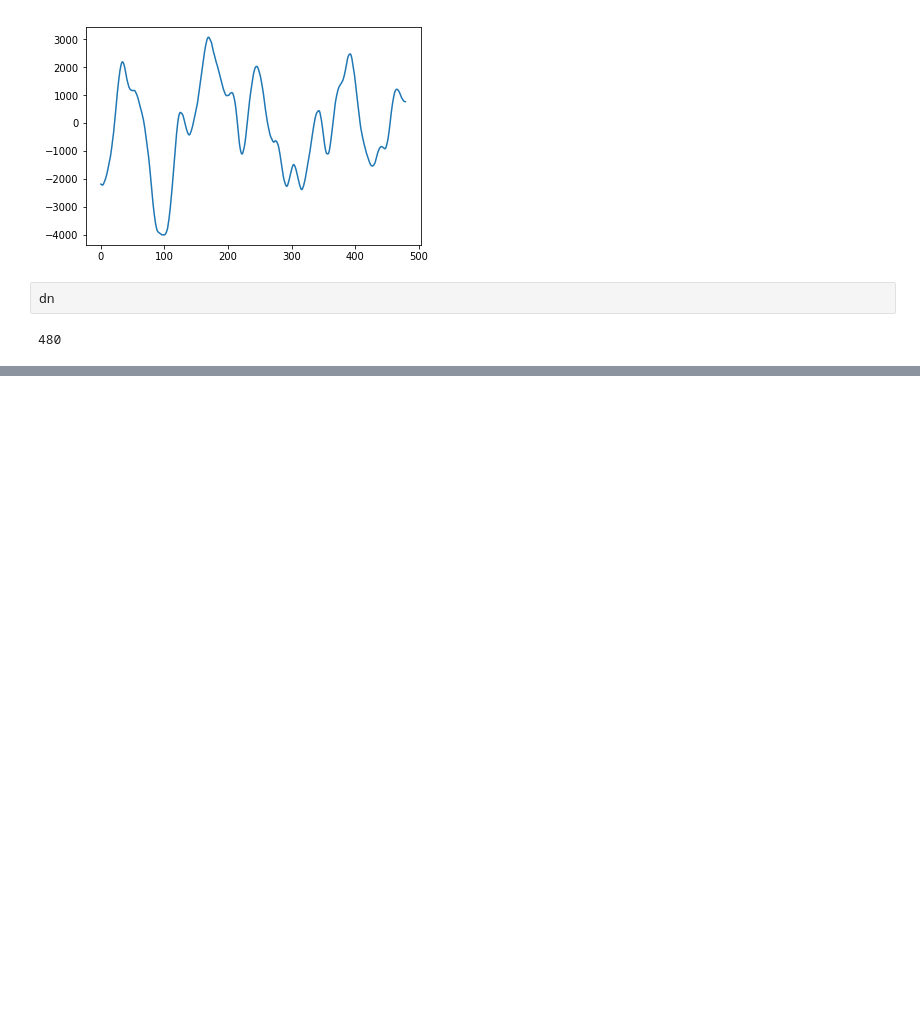
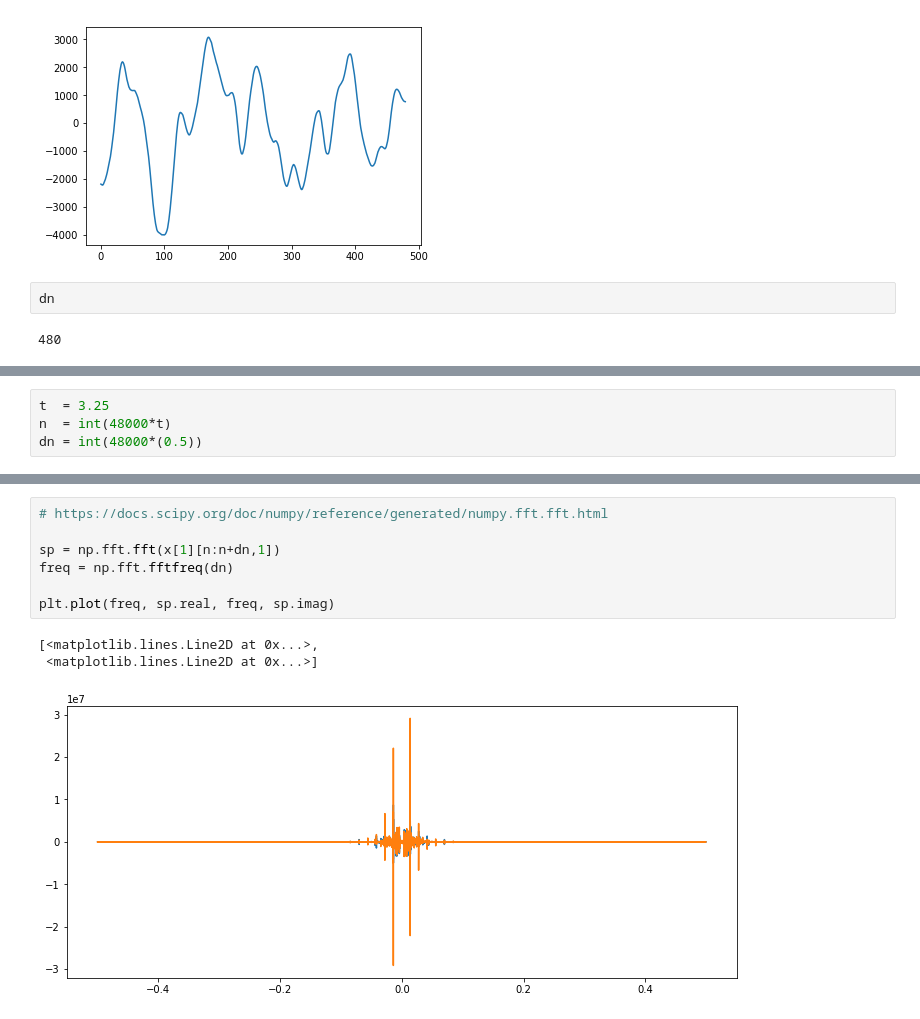
Before and after one commit to mango314/math-blog, a Jupyter notebook: 032719 - music.ipynb, the cells around one changed output, grey strips where cells are left out. Drawn from its saved outputs; the diff is of its cells as text; blank space fills up the shorter version.

```diff
--- a/032719 - music.ipynb
+++ b/032719 - music.ipynb
@@ -54,0 +68,4 @@ dn
+# %%
+t  = 3.25
+n  = int(48000*t)
+dn = int(48000*(0.5))
@@ -54,0 +76,11 @@ dn
+# %%
+# https://docs.scipy.org/doc/numpy/reference/generated/numpy.fft.fft.html
+
+sp = np.fft.fft(x[1][n:n+dn,1])
+freq = np.fft.fftfreq(dn)
+
+plt.plot(freq, sp.real, freq, sp.imag)
+# %% [output]
+[<matplotlib.lines.Line2D at 0x...>,
+ <matplotlib.lines.Line2D at 0x...>]
+[figure, added]
```
Also changed, not shown: parts of 4 cells of this notebook.
